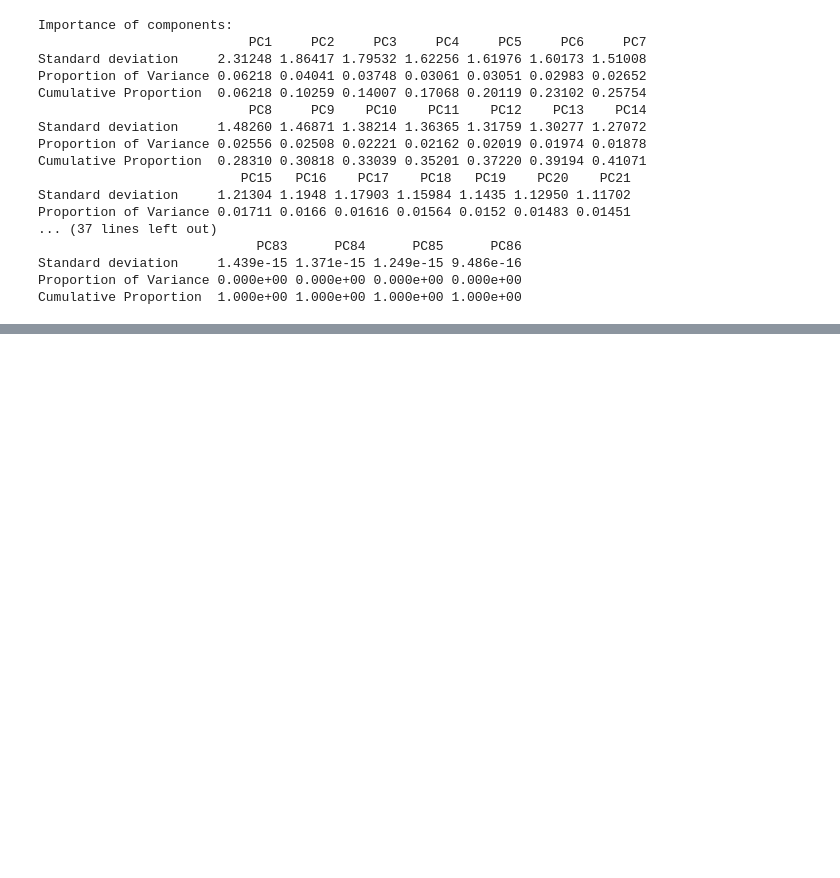
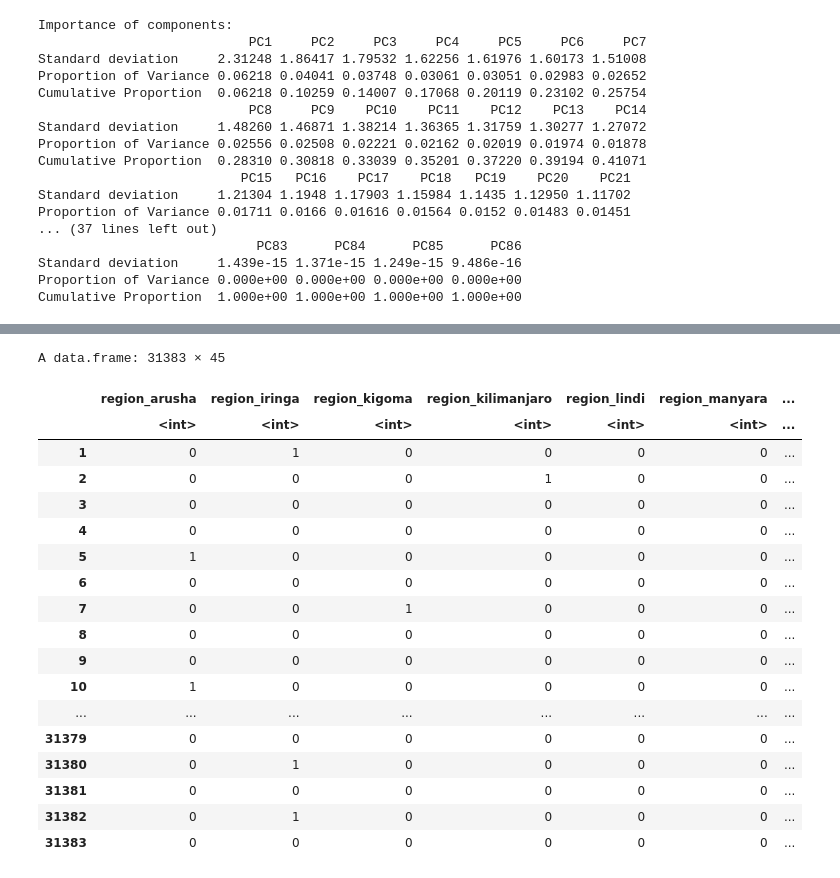
Before and after one commit to aguzga/STAT_FOUND, a Jupyter notebook: PROJECT.ipynb, the cells around one changed output, grey strips where cells are left out. Cells and saved outputs as stored; diff of their text form; code cells hidden in the pictures; blank space fills up the shorter version.

```diff
--- a/PROJECT.ipynb
+++ b/PROJECT.ipynb
@@ -230,7 +141,11 @@ Proportion of Variance 0.000e+00 0.000e+00 0.000e+00 0.000e+00
 Cumulative Proportion  1.000e+00 1.000e+00 1.000e+00 1.000e+00
 # %%
 df_labels <- read.csv("training_labels.csv", stringsAsFactors=T, header = TRUE, strip.white = TRUE, sep = ",")
+# %%
+Merged_df = full_df
 # %%
-Merged_df<-merge(full_df,df_labels,by="id",all=FALSE)
+Merged_df<-merge(Merged_df,df_labels,by="id",all=FALSE)
 dim(Merged_df)
+Merged_df = Merged_df[,2:ncol(Merged_df)]
+dim(Merged_df)
 # %% [output]
@@ -616,0 +376,22 @@ Warning message in model.matrix.default(~x - 1, model.frame(~x - 1), contrasts =
+# %%
+Merged_df
+# %% [output]
+A data.frame: 31383 × 45
+|  | region_arusha | region_iringa | region_kigoma | region_kilimanjaro | region_lindi | region_manyara | ... |
+|  | <int> | <int> | <int> | <int> | <int> | <int> | ... |
+| 1 | 0 | 1 | 0 | 0 | 0 | 0 | ... |
+| 2 | 0 | 0 | 0 | 1 | 0 | 0 | ... |
+| 3 | 0 | 0 | 0 | 0 | 0 | 0 | ... |
+| 4 | 0 | 0 | 0 | 0 | 0 | 0 | ... |
+| 5 | 1 | 0 | 0 | 0 | 0 | 0 | ... |
+| 6 | 0 | 0 | 0 | 0 | 0 | 0 | ... |
+| 7 | 0 | 0 | 1 | 0 | 0 | 0 | ... |
+| 8 | 0 | 0 | 0 | 0 | 0 | 0 | ... |
+| 9 | 0 | 0 | 0 | 0 | 0 | 0 | ... |
+| 10 | 1 | 0 | 0 | 0 | 0 | 0 | ... |
+| ... | ... | ... | ... | ... | ... | ... | ... |
+| 31379 | 0 | 0 | 0 | 0 | 0 | 0 | ... |
+| 31380 | 0 | 1 | 0 | 0 | 0 | 0 | ... |
+| 31381 | 0 | 0 | 0 | 0 | 0 | 0 | ... |
+| 31382 | 0 | 1 | 0 | 0 | 0 | 0 | ... |
+| 31383 | 0 | 0 | 0 | 0 | 0 | 0 | ... |
```
Also changed, not shown: parts of 68 cells of this notebook.
